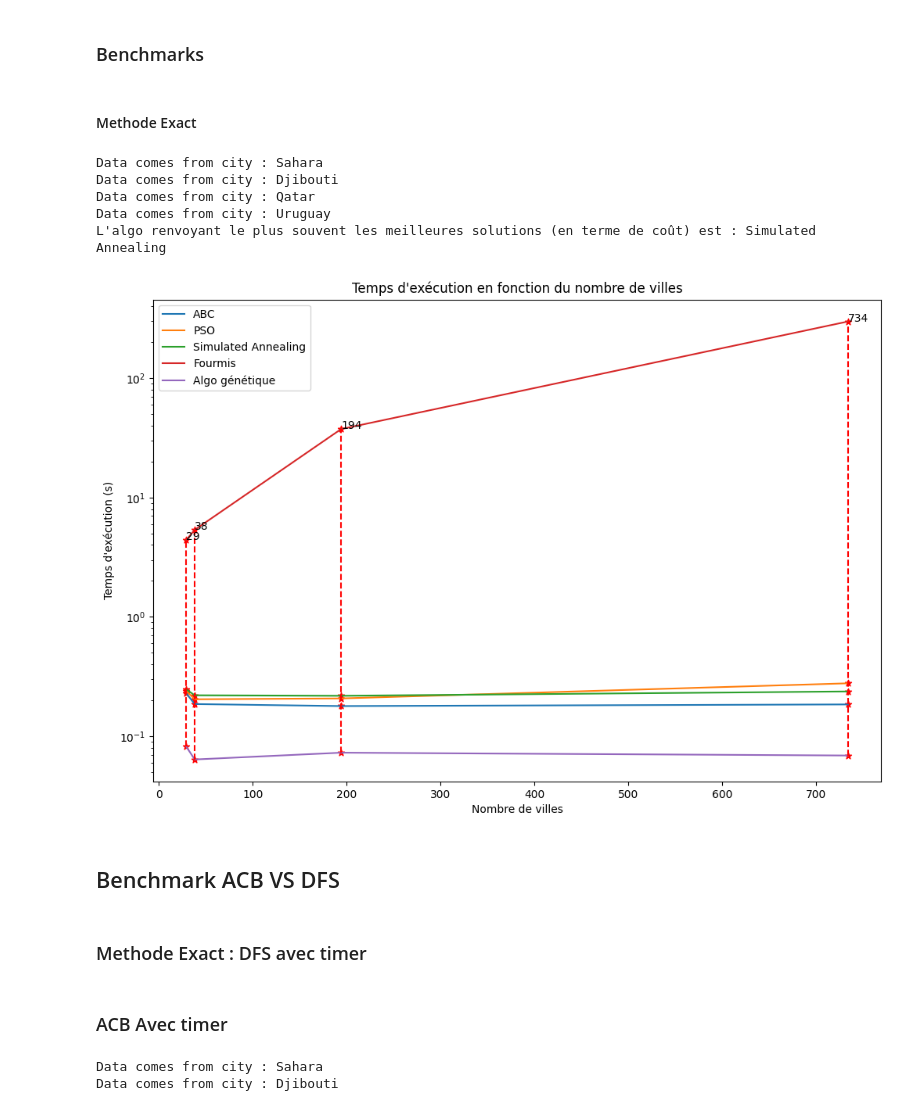
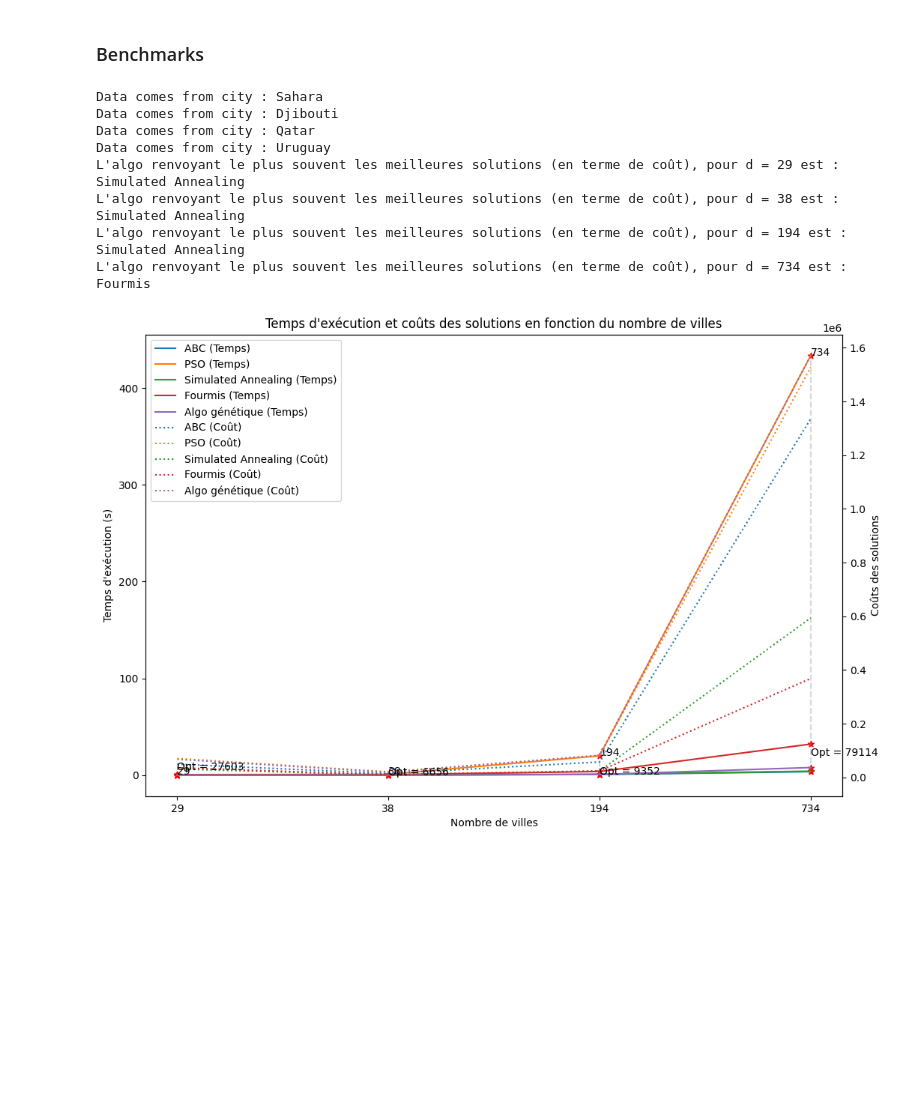
Before and after one commit to AitMoussa-Ali/Bee-swarm-optimisation, a Jupyter notebook: TSP_abeilles.ipynb, the cells around one changed output. Saved outputs shown, nothing was run; the diff lists cells and outputs as text; code cells hidden in the pictures; blank space fills up the shorter version.

```diff
--- a/TSP_abeilles.ipynb
+++ b/TSP_abeilles.ipynb
@@ -224,7 +240,7 @@ START_END = 4
 # START_END = rd.choice(range(1, len(distances) + 1)) # Id de la ville par la quelle on va commencer
 print(f"Start and beginning is the city : {START_END}")
 
-sol, cost = Colonies_abeilles_TSP(distances,200,20,20)
+sol, cost = Colonies_abeilles_TSP(distances_10,200,20,20)
 print(sol, cost)
 # %% [output]
 Start and beginning is the city : 4
@@ -336,7 +352,5 @@ Le cout total de la solution vaut : 9
 # %% [markdown]
 ### Benchmarks
-# %% [markdown]
-#### Methode Exact
 # %%
 # %%
 def permut(X, res):
@@ -425,7 +439,7 @@ def mul(k, V):
     return V
 
 def PSO_TSP(distances, nb_particles : int = 30, max_iter : int = 200):
-    X = generer_solutions_aleatoire(nb_particles)
+    X = generer_solutions_aleatoire(nb_particles, distances)
     P = X.copy()
     V = [[] for _ in range(len(X))]
 
@@ -475,7 +489,7 @@ def neighboor_insert(X : list[int]):
 
 def simulated_annealing_TSP(distances : list, neighboor = neighboor_insert, T0 = 1000, TB = 1e-8, learning_rate = 0.99, NTF = 5, max_iter = 200):
     T = T0
-    x0 = generer_solution_aleatoire()
+    x0 = generer_solution_aleatoire(distances)
     x = [(x0, calculer_distance(x0, distances))]
     x_best, fx_best = x[0]
     n = 4
@@ -647,7 +661,7 @@ def mutation(pop : list[list[int]]):
     return res
 
 def algo_genetique(distances, nb_solutions : int = 20, max_iter = 50):
-    population = generer_solutions_aleatoire(nb_solutions)
+    population = generer_solutions_aleatoire(nb_solutions, distances)
 
     for i in range(max_iter):
         new_list = mutation(population) # On fait la mutation
@@ -754,15 +786,13 @@ def plot_benchmark(D,T):
     plt.show()
 # %%
-D, T = benchmark(5)
-plot_benchmark(D, T)
+benchmark(algos = ["ABC", "PSO", "Simulated Annealing", "Fourmis", "Algo génétique"], mean = 5)
 # %% [output]
 Data comes from city : Sahara
 Data comes from city : Djibouti
 Data comes from city : Qatar
 Data comes from city : Uruguay
-L'algo renvoyant le plus souvent les meilleures solutions (en terme de coût) est : Simulated Annealing
+L'algo renvoyant le plus souvent les meilleures solutions (en terme de coût), pour d = 29 est : Simulated Annealing
+L'algo renvoyant le plus souvent les meilleures solutions (en terme de coût), pour d = 38 est : Simulated Annealing
+L'algo renvoyant le plus souvent les meilleures solutions (en terme de coût), pour d = 194 est : Simulated Annealing
+L'algo renvoyant le plus souvent les meilleures solutions (en terme de coût), pour d = 734 est : Fourmis
-[figure, old version]
+[figure, new version]
-# %% [markdown]
-## Benchmark ACB VS DFS
-# %% [markdown]
-### Methode Exact : DFS avec timer
@@ -825,2 +798,0 @@ def tsp_dfs(distance_matrix: np.ndarray, time_limit: float = 10.0):
-# %% [markdown]
-### ACB Avec timer
@@ -941,5 +798,0 @@ def plot_benchmark_dfs_acb(dfs_results, acb_results, executions_time=[5,10,20,30
-# %%
-dfs_results, acb_results = benchmark_dfs_acb()
-# %% [output]
-Data comes from city : Sahara
-Data comes from city : Djibouti
```
Also changed, not shown: parts of 29 cells of this notebook.
